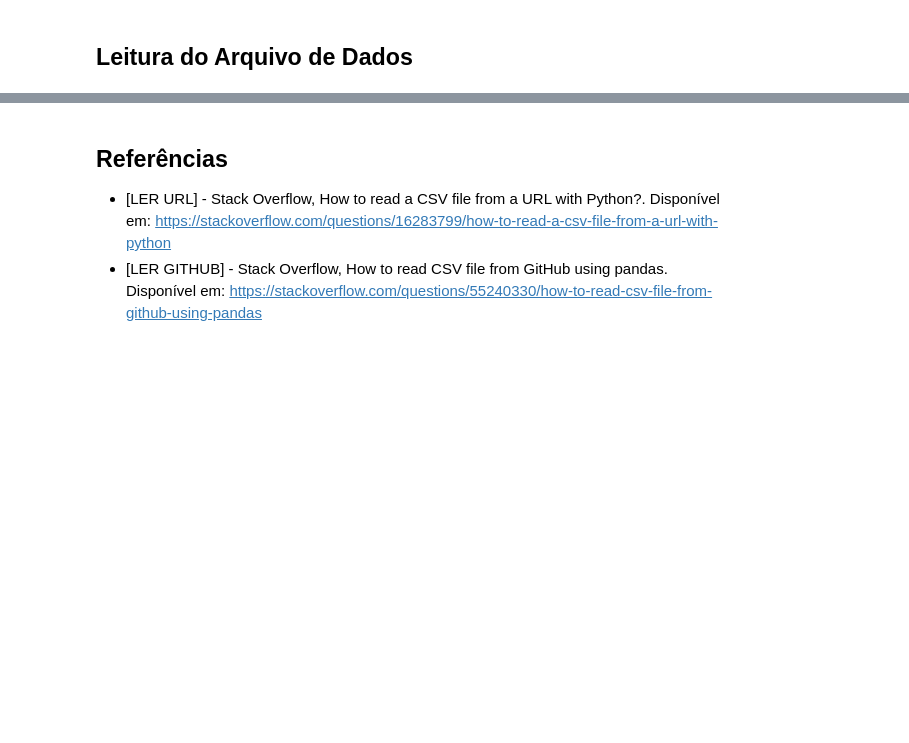
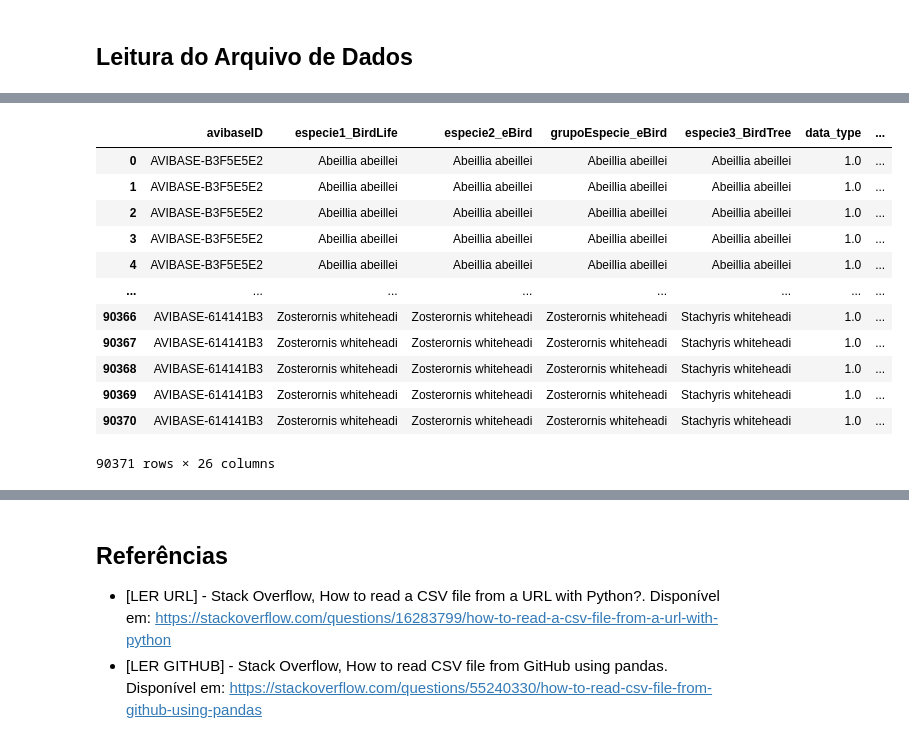
Before and after one commit to helocano/tiamat, a Jupyter notebook: MainTiamat_HeloisaCano.ipynb, the cells around one changed output, grey strips where cells are left out. Saved outputs shown, nothing was run; the diff lists cells and outputs as text; code cells hidden in the pictures; blank space fills up the shorter version.

```diff
--- a/MainTiamat_HeloisaCano.ipynb
+++ b/MainTiamat_HeloisaCano.ipynb
@@ -28,0 +61,48 @@ data
+# %%
+df_original.columns = [
+    "avibaseID",
+    "especie1_BirdLife",
+    "especie2_eBird",
+    "grupoEspecie_eBird",
+    "especie3_BirdTree",
+
+    "data_type",
+    "source",
+    "numero_individuo",
+    "sexo",
+    "idade",
+    "localizacao",
+    "paisWRI",
+    "pais",
+
+    "comprimento_bico_culmen",
+    "comprimento_bico_nares",
+    "largura_bico",
+    "profundidade_bico",
+    "comprimento_tarso",
+    "comprimento_asa",
+    "distancia_kipp",
+    "comprimento_pena_secundaria",
+    "indice_asa_mao",
+    "comprimento_cauda",
+
+    "medidor",
+    "protocolo",
+    "publicacao"
+]
+
+df_original
+# %% [output]
+|  | avibaseID | especie1_BirdLife | especie2_eBird | grupoEspecie_eBird | especie3_BirdTree | data_type | ... |
+| 0 | AVIBASE-B3F5E5E2 | Abeillia abeillei | Abeillia abeillei | Abeillia abeillei | Abeillia abeillei | 1.0 | ... |
+| 1 | AVIBASE-B3F5E5E2 | Abeillia abeillei | Abeillia abeillei | Abeillia abeillei | Abeillia abeillei | 1.0 | ... |
+| 2 | AVIBASE-B3F5E5E2 | Abeillia abeillei | Abeillia abeillei | Abeillia abeillei | Abeillia abeillei | 1.0 | ... |
+| 3 | AVIBASE-B3F5E5E2 | Abeillia abeillei | Abeillia abeillei | Abeillia abeillei | Abeillia abeillei | 1.0 | ... |
+| 4 | AVIBASE-B3F5E5E2 | Abeillia abeillei | Abeillia abeillei | Abeillia abeillei | Abeillia abeillei | 1.0 | ... |
+| ... | ... | ... | ... | ... | ... | ... | ... |
+| 90366 | AVIBASE-614141B3 | Zosterornis whiteheadi | Zosterornis whiteheadi | Zosterornis whiteheadi | Stachyris whiteheadi | 1.0 | ... |
+| 90367 | AVIBASE-614141B3 | Zosterornis whiteheadi | Zosterornis whiteheadi | Zosterornis whiteheadi | Stachyris whiteheadi | 1.0 | ... |
+| 90368 | AVIBASE-614141B3 | Zosterornis whiteheadi | Zosterornis whiteheadi | Zosterornis whiteheadi | Stachyris whiteheadi | 1.0 | ... |
+| 90369 | AVIBASE-614141B3 | Zosterornis whiteheadi | Zosterornis whiteheadi | Zosterornis whiteheadi | Stachyris whiteheadi | 1.0 | ... |
+| 90370 | AVIBASE-614141B3 | Zosterornis whiteheadi | Zosterornis whiteheadi | Zosterornis whiteheadi | Stachyris whiteheadi | 1.0 | ... |
+90371 rows × 26 columns
```
Also changed, not shown: parts of 16 cells of this notebook.
